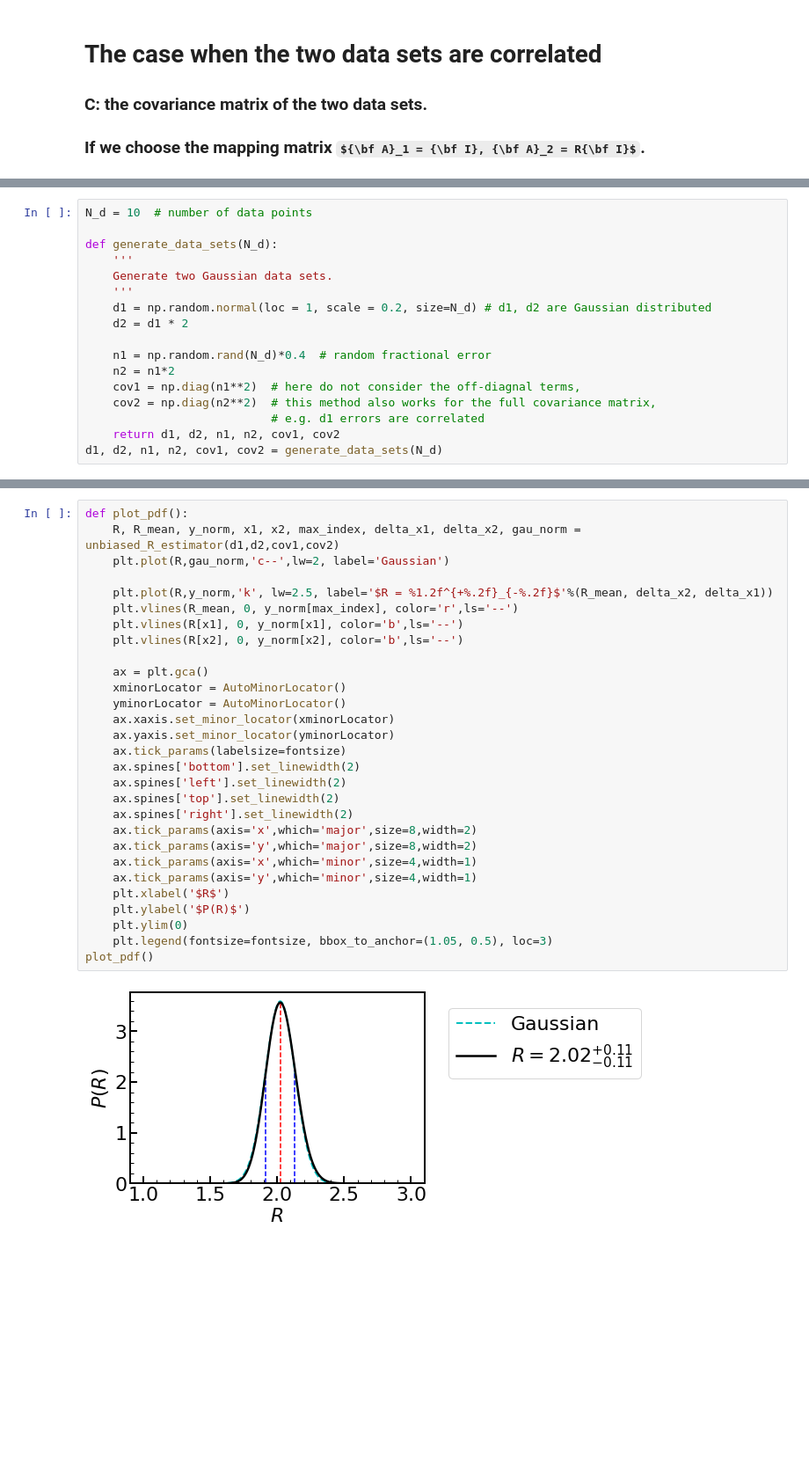
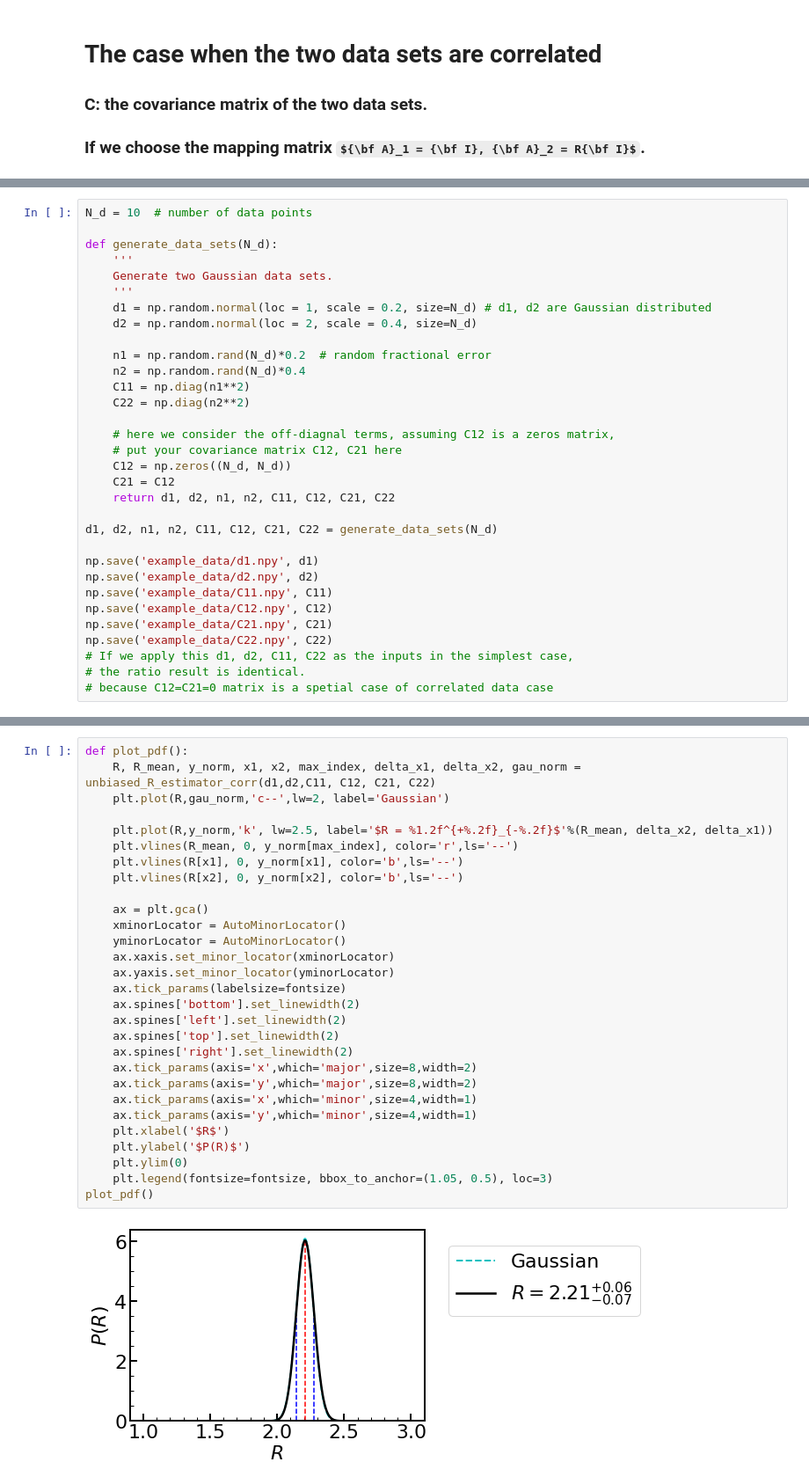
Before and after one commit to Ze-yangSUN/Ratio_method, a Jupyter notebook: notebook/Correlated_data_sets.ipynb, the cells around one changed output, grey strips where cells are left out. Shown at 88% size. Cells and saved outputs as stored; diff of their text form; some formulas as TeX source; blank space fills up the shorter version.

```diff
--- a/notebook/Correlated_data_sets.ipynb
+++ b/notebook/Correlated_data_sets.ipynb
@@ -21,15 +23,30 @@ def generate_data_sets(N_d):
     Generate two Gaussian data sets.
     '''
     d1 = np.random.normal(loc = 1, scale = 0.2, size=N_d) # d1, d2 are Gaussian distributed
-    d2 = d1 * 2
+    d2 = np.random.normal(loc = 2, scale = 0.4, size=N_d)
 
-    n1 = np.random.rand(N_d)*0.4  # random fractional error
-    n2 = n1*2
-    cov1 = np.diag(n1**2)  # here do not consider the off-diagnal terms,
-    cov2 = np.diag(n2**2)  # this method also works for the full covariance matrix,
-                           # e.g. d1 errors are correlated
-    return d1, d2, n1, n2, cov1, cov2
-d1, d2, n1, n2, cov1, cov2 = generate_data_sets(N_d)
+    n1 = np.random.rand(N_d)*0.2  # random fractional error
+    n2 = np.random.rand(N_d)*0.4
+    C11 = np.diag(n1**2)
+    C22 = np.diag(n2**2)
+
+    # here we consider the off-diagnal terms, assuming C12 is a zeros matrix,
+    # put your covariance matrix C12, C21 here
+    C12 = np.zeros((N_d, N_d))
+    C21 = C12
+    return d1, d2, n1, n2, C11, C12, C21, C22
+
+d1, d2, n1, n2, C11, C12, C21, C22 = generate_data_sets(N_d)
+
+np.save('example_data/d1.npy', d1)
+np.save('example_data/d2.npy', d2)
+np.save('example_data/C11.npy', C11)
+np.save('example_data/C12.npy', C12)
+np.save('example_data/C21.npy', C21)
+np.save('example_data/C22.npy', C22)
+# If we apply this d1, d2, C11, C22 as the inputs in the simplest case,
+# the ratio result is identical.
+# because C12=C21=0 matrix is a spetial case of correlated data case
 # %%
 def plot_data_sets(N_d, d1, d2, n1, n2):
     plt.errorbar(np.arange(N_d), d1, n1, c = 'r', marker='o', label='d1')
@@ -208,31 +156,31 @@ def unbiased_R_estimator(d1,d2,cov1,cov2):
 # %%
 def plot_pdf():
-    R, R_mean, y_norm, x1, x2, max_index, delta_x1, delta_x2, gau_norm = unbiased_R_estimator(d1,d2,cov1,cov2)
+    R, R_mean, y_norm, x1, x2, max_index, delta_x1, delta_x2, gau_norm = unbiased_R_estimator_corr(d1,d2,C11, C12, C21, C22)
     plt.plot(R,gau_norm,'c--',lw=2, label='Gaussian')
 
     plt.plot(R,y_norm,'k', lw=2.5, label='$R = %1.2f^{+%.2f}_{-%.2f}$'%(R_mean, delta_x2, delta_x1))
     plt.vlines(R_mean, 0, y_norm[max_index], color='r',ls='--')
     plt.vlines(R[x1], 0, y_norm[x1], color='b',ls='--')
     plt.vlines(R[x2], 0, y_norm[x2], color='b',ls='--')
 
     ax = plt.gca()
     xminorLocator = AutoMinorLocator()
     yminorLocator = AutoMinorLocator()
     ax.xaxis.set_minor_locator(xminorLocator)
     ax.yaxis.set_minor_locator(yminorLocator)
     ax.tick_params(labelsize=fontsize)
     ax.spines['bottom'].set_linewidth(2)
     ax.spines['left'].set_linewidth(2)
     ax.spines['top'].set_linewidth(2)
     ax.spines['right'].set_linewidth(2)
     ax.tick_params(axis='x',which='major',size=8,width=2)
     ax.tick_params(axis='y',which='major',size=8,width=2)
     ax.tick_params(axis='x',which='minor',size=4,width=1)
     ax.tick_params(axis='y',which='minor',size=4,width=1)
     plt.xlabel('$R$')
     plt.ylabel('$P(R)$')
     plt.ylim(0)
     plt.legend(fontsize=fontsize, bbox_to_anchor=(1.05, 0.5), loc=3)
 plot_pdf()
 # %% [output]
-[figure, old version]
+[figure, new version]
```
Also changed, not shown: parts of 5 cells of this notebook, 6 other files.
